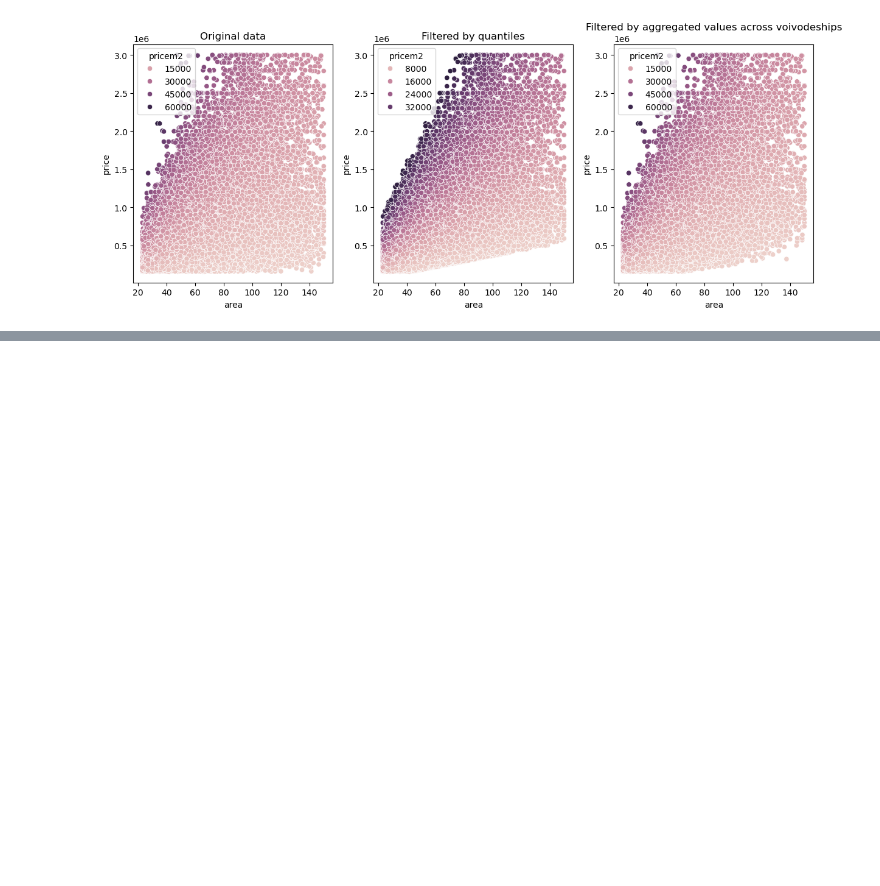
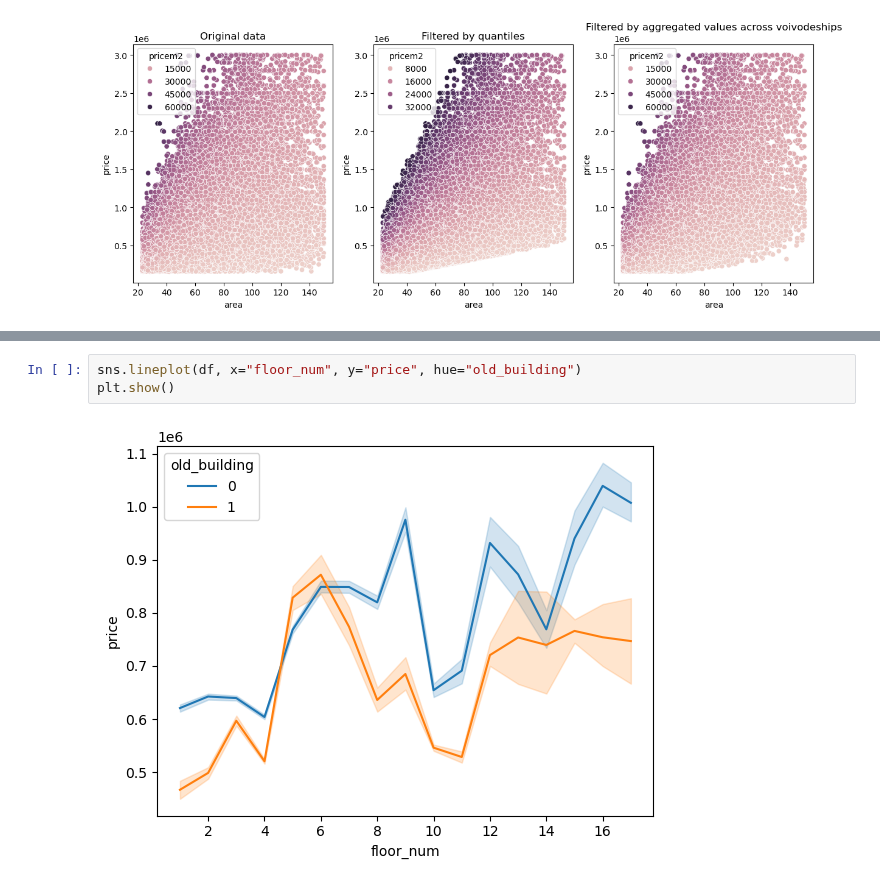
Before and after one commit to milonpabis/price-predictor-poland2024, a Jupyter notebook: notebooks/eda.ipynb, the cells around one changed output, grey strips where cells are left out. Cells and saved outputs as stored; diff of their text form; blank space fills up the shorter version.

```diff
--- a/notebooks/eda.ipynb
+++ b/notebooks/eda.ipynb
@@ -115,0 +182,5 @@ df_filtered_agg.to_csv("../data/offers_clean_filtered.csv", index=False)
+# %%
+sns.lineplot(df, x="floor_num", y="price", hue="old_building")
+plt.show()
+# %% [output]
+[figure, added]
```
Also changed, not shown: parts of 9 cells of this notebook, 3 other files.
